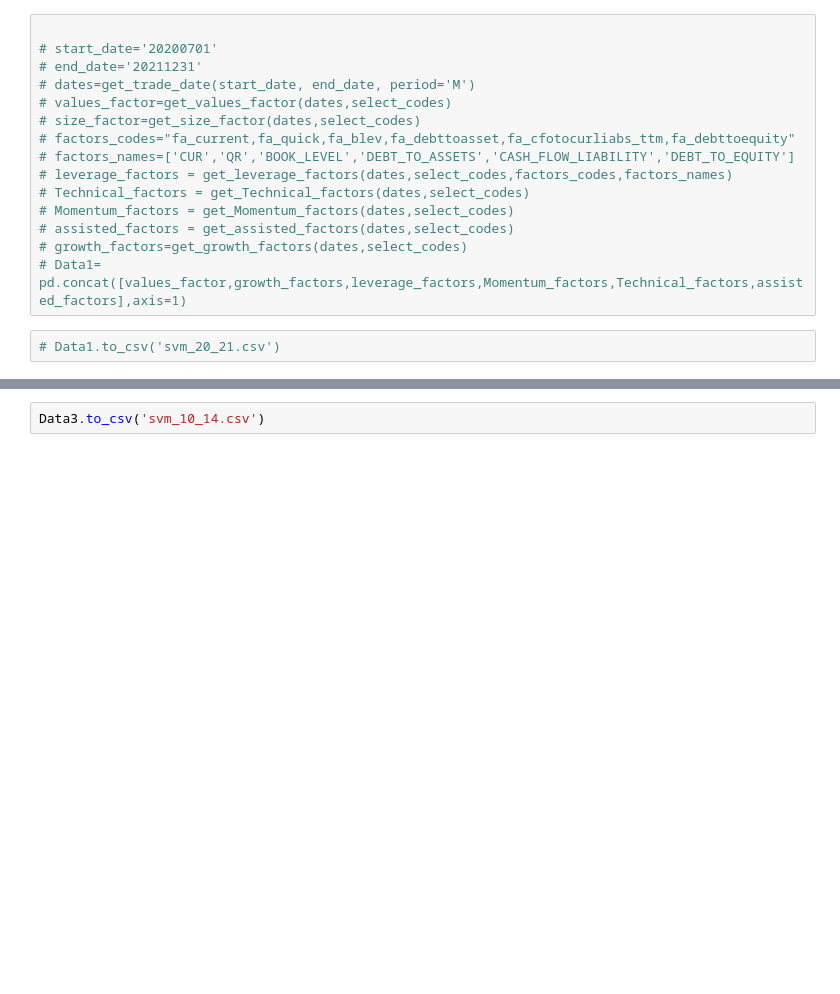
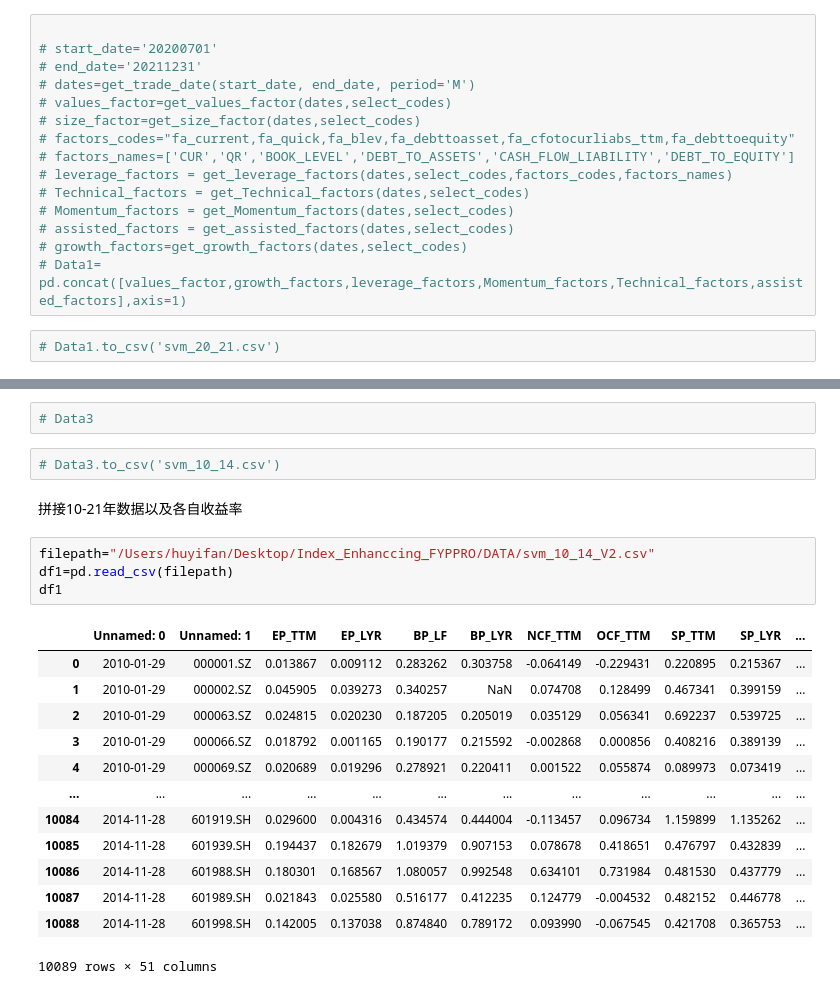
Before and after one commit to HeadCode-K/Index_Enhanccing_Based-ON-LSTM, a Jupyter notebook: vm1vm1.ipynb, the cells around one changed output, grey strips where cells are left out. Drawn from its saved outputs; the diff is of its cells as text; blank space fills up the shorter version.

```diff
--- a/vm1vm1.ipynb
+++ b/vm1vm1.ipynb
@@ -319,2 +281,24 @@ Data3
+# %%
+# Data3
 # %%
-Data3.to_csv('svm_10_14.csv')
+# Data3.to_csv('svm_10_14.csv')
+# %% [markdown]
+拼接10-21年数据以及各自收益率
+# %%
+filepath="/Users/huyifan/Desktop/Index_Enhanccing_FYPPRO/DATA/svm_10_14_V2.csv"
+df1=pd.read_csv(filepath)
+df1
+# %% [output]
+|  | Unnamed: 0 | Unnamed: 1 | EP_TTM | EP_LYR | BP_LF | BP_LYR | NCF_TTM | OCF_TTM | SP_TTM | SP_LYR | ... |
+| 0 | 2010-01-29 | 000001.SZ | 0.013867 | 0.009112 | 0.283262 | 0.303758 | -0.064149 | -0.229431 | 0.220895 | 0.215367 | ... |
+| 1 | 2010-01-29 | 000002.SZ | 0.045905 | 0.039273 | 0.340257 | NaN | 0.074708 | 0.128499 | 0.467341 | 0.399159 | ... |
+| 2 | 2010-01-29 | 000063.SZ | 0.024815 | 0.020230 | 0.187205 | 0.205019 | 0.035129 | 0.056341 | 0.692237 | 0.539725 | ... |
+| 3 | 2010-01-29 | 000066.SZ | 0.018792 | 0.001165 | 0.190177 | 0.215592 | -0.002868 | 0.000856 | 0.408216 | 0.389139 | ... |
+| 4 | 2010-01-29 | 000069.SZ | 0.020689 | 0.019296 | 0.278921 | 0.220411 | 0.001522 | 0.055874 | 0.089973 | 0.073419 | ... |
+| ... | ... | ... | ... | ... | ... | ... | ... | ... | ... | ... | ... |
+| 10084 | 2014-11-28 | 601919.SH | 0.029600 | 0.004316 | 0.434574 | 0.444004 | -0.113457 | 0.096734 | 1.159899 | 1.135262 | ... |
+| 10085 | 2014-11-28 | 601939.SH | 0.194437 | 0.182679 | 1.019379 | 0.907153 | 0.078678 | 0.418651 | 0.476797 | 0.432839 | ... |
+| 10086 | 2014-11-28 | 601988.SH | 0.180301 | 0.168567 | 1.080057 | 0.992548 | 0.634101 | 0.731984 | 0.481530 | 0.437779 | ... |
+| 10087 | 2014-11-28 | 601989.SH | 0.021843 | 0.025580 | 0.516177 | 0.412235 | 0.124779 | -0.004532 | 0.482152 | 0.446778 | ... |
+| 10088 | 2014-11-28 | 601998.SH | 0.142005 | 0.137038 | 0.874840 | 0.789172 | 0.093990 | -0.067545 | 0.421708 | 0.365753 | ... |
+10089 rows × 51 columns
```
Also changed, not shown: parts of 16 cells of this notebook, 1 other file.
